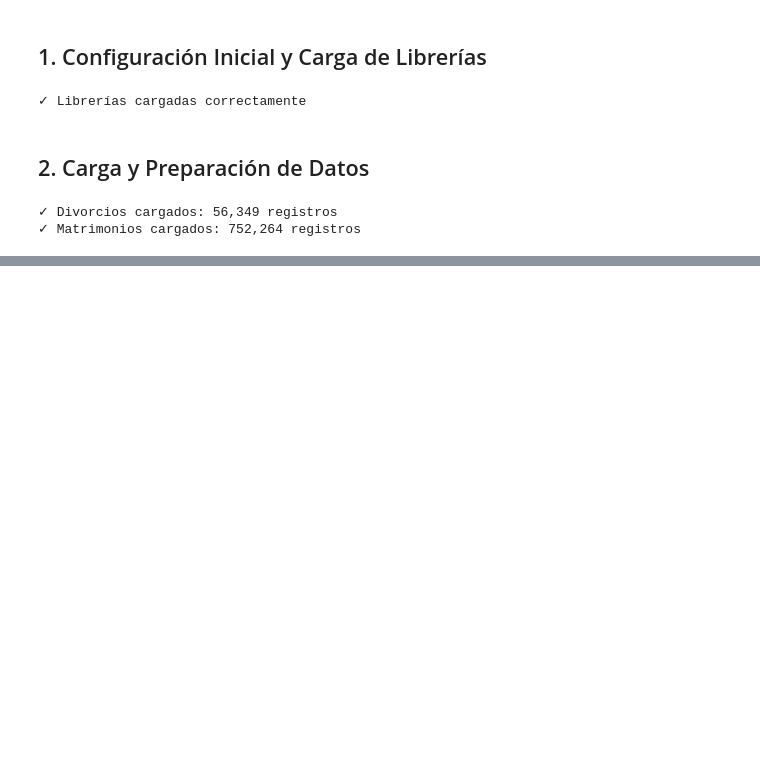
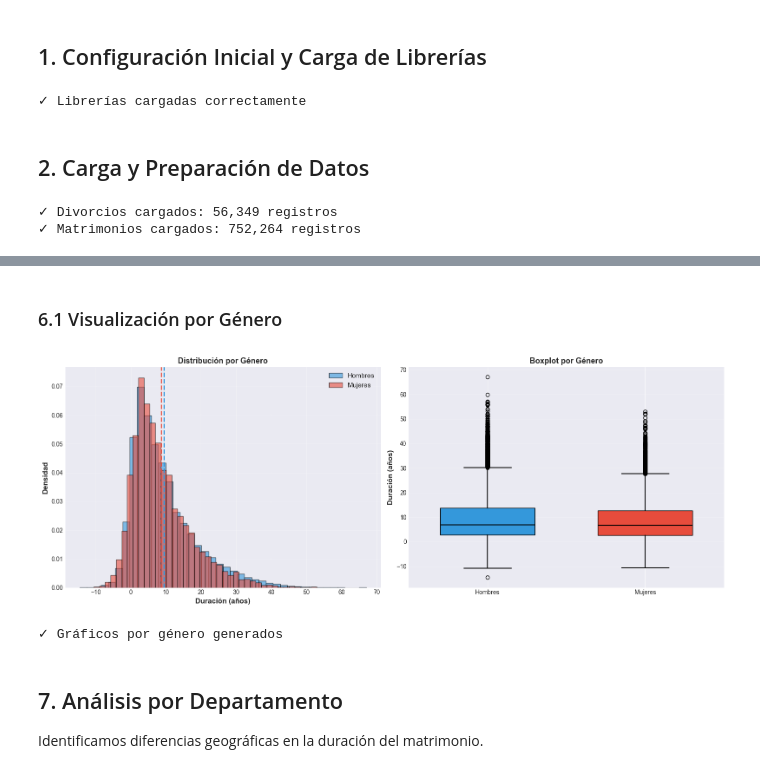
Before and after one commit to Branuvg/proyecto1_mineria, a Jupyter notebook: Hipotesis3_Duracion_Matrimonio.ipynb, the cells around one changed output, grey strips where cells are left out. Drawn from its saved outputs; the diff is of its cells as text; code cells hidden in the pictures; blank space fills up the shorter version.

```diff
--- a/Hipotesis3_Duracion_Matrimonio.ipynb
+++ b/Hipotesis3_Duracion_Matrimonio.ipynb
@@ -866,0 +366,44 @@ Este análisis proporciona **información práctica y reveladora** sobre:
+# %% [markdown]
+### 6.1 Visualización por Género
+# %%
+fig, axes = plt.subplots(1, 2, figsize=(16, 6))
+
+# 6.1.1 Histogramas comparativos
+ax1 = axes[0]
+ax1.hist(divorcios_duracion['Duracion_Hombre'], bins=40, alpha=0.6,
+         color='#3498DB', label='Hombres', edgecolor='black', density=True)
+ax1.hist(divorcios_duracion['Duracion_Mujer'], bins=40, alpha=0.6,
+         color='#E74C3C', label='Mujeres', edgecolor='black', density=True)
+ax1.axvline(divorcios_duracion['Duracion_Hombre'].mean(), color='#3498DB',
+           linestyle='--', linewidth=2)
+ax1.axvline(divorcios_duracion['Duracion_Mujer'].mean(), color='#E74C3C',
+           linestyle='--', linewidth=2)
+ax1.set_xlabel('Duración (años)', fontsize=12, fontweight='bold')
+ax1.set_ylabel('Densidad', fontsize=12, fontweight='bold')
+ax1.set_title('Distribución por Género', fontsize=13, fontweight='bold')
+ax1.legend(loc='best', fontsize=11)
+ax1.grid(True, alpha=0.3)
+
+# 6.1.2 Boxplots comparativos
+ax2 = axes[1]
+bp = ax2.boxplot([divorcios_duracion['Duracion_Hombre'],
+                   divorcios_duracion['Duracion_Mujer']],
+                  labels=['Hombres', 'Mujeres'],
+                  patch_artist=True, widths=0.6)
+bp['boxes'][0].set_facecolor('#3498DB')
+bp['boxes'][1].set_facecolor('#E74C3C')
+for element in ['whiskers', 'fliers', 'means', 'medians', 'caps']:
+    plt.setp(bp[element], color='black', linewidth=1.5)
+ax2.set_ylabel('Duración (años)', fontsize=12, fontweight='bold')
+ax2.set_title('Boxplot por Género', fontsize=13, fontweight='bold')
+ax2.grid(True, alpha=0.3, axis='y')
+
+plt.tight_layout()
+plt.show()
+# %% [output]
+[figure, added]
+✓ Gráficos por género generados
+# %% [markdown]
+## 7. Análisis por Departamento
+
+Identificamos diferencias geográficas en la duración del matrimonio.
```
Also changed, not shown: parts of 64 cells of this notebook.
